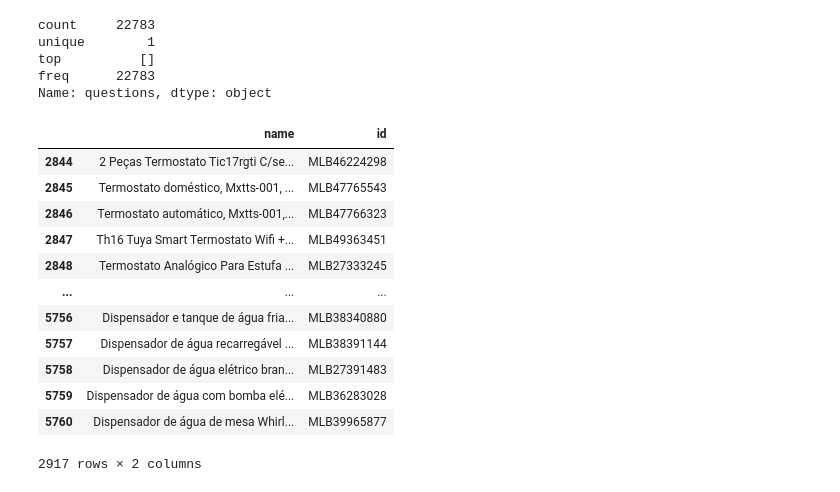
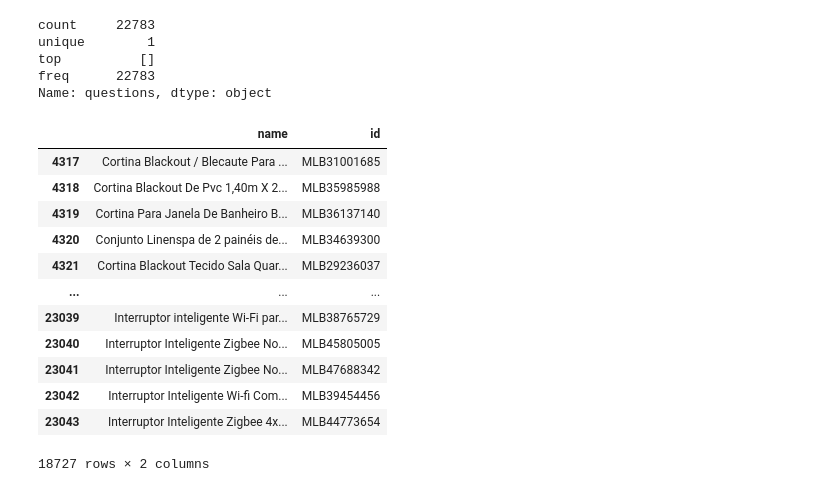
Before and after one commit to JBradachi/tp-nlp, a Jupyter notebook: trabalhoNLP_1.ipynb, the cells around one changed output. Drawn from its saved outputs; the diff is of its cells as text; code cells hidden in the pictures.

```diff
--- a/trabalhoNLP_1.ipynb
+++ b/trabalhoNLP_1.ipynb
@@ -471,23 +471,23 @@ for item in lista_item_ID:
 # %%
 df_características = pd.read_csv("caracteristicas.csv")
 df_sem_duplicatas = df_características.drop_duplicates().reset_index(drop=True)
 # 236
-lista_nomes = df_sem_duplicatas[["name", "id"]].iloc[2844:5761]
+lista_nomes = df_sem_duplicatas[["name", "id"]].iloc[4317:]
 lista_nomes
 # %% [output]
 |  | name | id |
-| 2844 | 2 Peças Termostato Tic17rgti C/se... | MLB46224298 |
-| 2845 | Termostato doméstico, Mxtts-001, ... | MLB47765543 |
-| 2846 | Termostato automático, Mxtts-001,... | MLB47766323 |
-| 2847 | Th16 Tuya Smart Termostato Wifi +... | MLB49363451 |
-| 2848 | Termostato Analógico Para Estufa ... | MLB27333245 |
+| 4317 | Cortina Blackout / Blecaute Para ... | MLB31001685 |
+| 4318 | Cortina Blackout De Pvc 1,40m X 2... | MLB35985988 |
+| 4319 | Cortina Para Janela De Banheiro B... | MLB36137140 |
+| 4320 | Conjunto Linenspa de 2 painéis de... | MLB34639300 |
+| 4321 | Cortina Blackout Tecido Sala Quar... | MLB29236037 |
 | ... | ... | ... |
-| 5756 | Dispensador e tanque de água fria... | MLB38340880 |
-| 5757 | Dispensador de água recarregável ... | MLB38391144 |
-| 5758 | Dispensador de água elétrico bran... | MLB27391483 |
-| 5759 | Dispensador de água com bomba elé... | MLB36283028 |
-| 5760 | Dispensador de água de mesa Whirl... | MLB39965877 |
+| 23039 | Interruptor inteligente Wi-Fi par... | MLB38765729 |
+| 23040 | Interruptor Inteligente Zigbee No... | MLB45805005 |
+| 23041 | Interruptor Inteligente Zigbee No... | MLB47688342 |
+| 23042 | Interruptor Inteligente Wi-fi Com... | MLB39454456 |
+| 23043 | Interruptor Inteligente Zigbee 4x... | MLB44773654 |
-2917 rows × 2 columns
+18727 rows × 2 columns
 # %%
 # não há perguntas nem avaliações??
 
```
Also changed, not shown: parts of 1 cell of this notebook, 3 other files.
